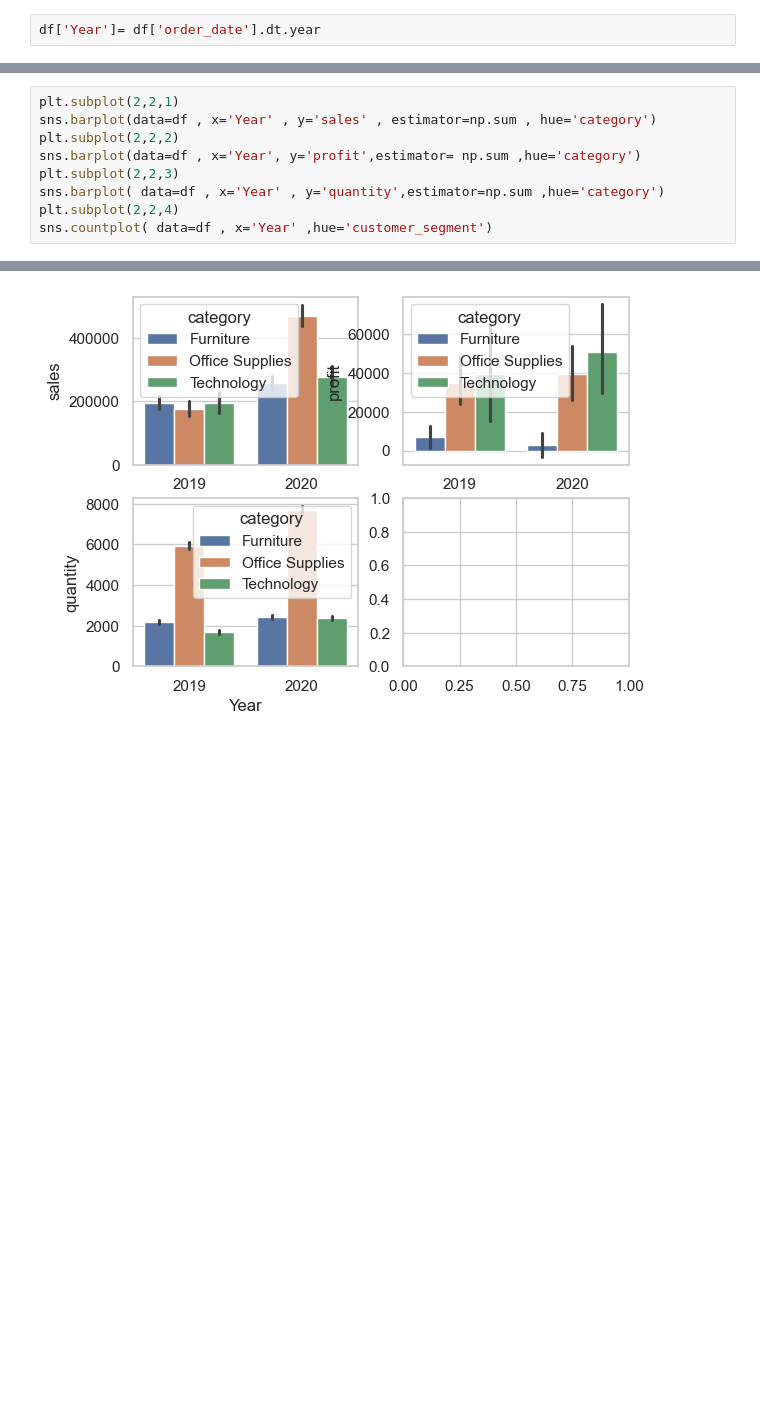
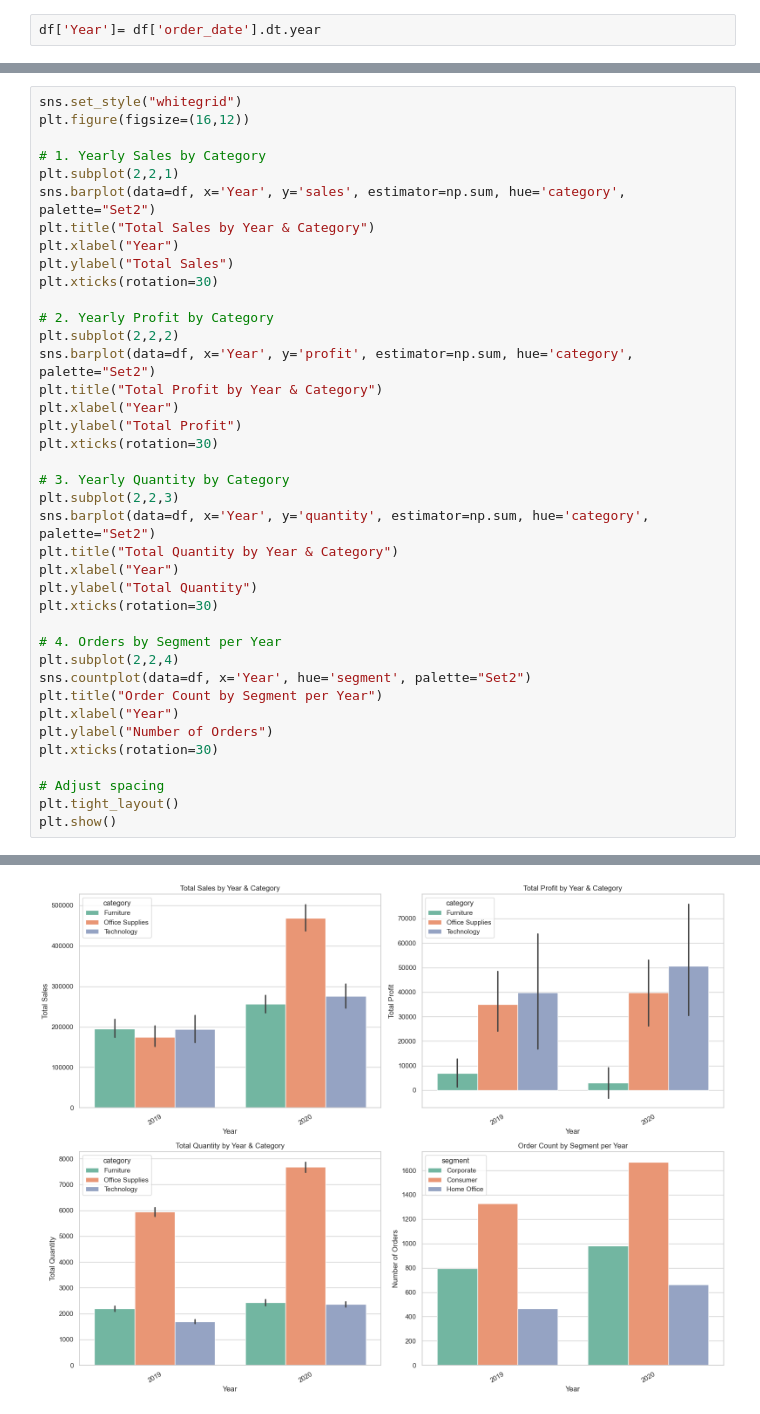
Before and after one commit to anish00ti/sales_analysis, a Jupyter notebook: sales_analysis.ipynb, the cells around one changed output, grey strips where cells are left out. Drawn from its saved outputs; the diff is of its cells as text; blank space fills up the shorter version.

```diff
--- a/sales_analysis.ipynb
+++ b/sales_analysis.ipynb
@@ -571,10 +598,40 @@ sns.countplot( data=df , x='segment' , hue='delivery_remark')
 # %%
+sns.set_style("whitegrid")
+plt.figure(figsize=(16,12))
+
+# 1. Yearly Sales by Category
 plt.subplot(2,2,1)
-sns.barplot(data=df , x='Year' , y='sales' , estimator=np.sum , hue='category')
+sns.barplot(data=df, x='Year', y='sales', estimator=np.sum, hue='category', palette="Set2")
+plt.title("Total Sales by Year & Category")
+plt.xlabel("Year")
+plt.ylabel("Total Sales")
+plt.xticks(rotation=30)
+
+# 2. Yearly Profit by Category
 plt.subplot(2,2,2)
-sns.barplot(data=df , x='Year', y='profit',estimator= np.sum ,hue='category')
+sns.barplot(data=df, x='Year', y='profit', estimator=np.sum, hue='category', palette="Set2")
+plt.title("Total Profit by Year & Category")
+plt.xlabel("Year")
+plt.ylabel("Total Profit")
+plt.xticks(rotation=30)
+
+# 3. Yearly Quantity by Category
 plt.subplot(2,2,3)
-sns.barplot( data=df , x='Year' , y='quantity',estimator=np.sum ,hue='category')
+sns.barplot(data=df, x='Year', y='quantity', estimator=np.sum, hue='category', palette="Set2")
+plt.title("Total Quantity by Year & Category")
+plt.xlabel("Year")
+plt.ylabel("Total Quantity")
+plt.xticks(rotation=30)
+
+# 4. Orders by Segment per Year
 plt.subplot(2,2,4)
-sns.countplot( data=df , x='Year' ,hue='customer_segment')
+sns.countplot(data=df, x='Year', hue='segment', palette="Set2")
+plt.title("Order Count by Segment per Year")
+plt.xlabel("Year")
+plt.ylabel("Number of Orders")
+plt.xticks(rotation=30)
+
+# Adjust spacing
+plt.tight_layout()
+plt.show()
 # %% [output]
@@ -582 +638 @@ ValueError: Could not interpret value `customer_segment` for `hue`. An entry wit
-[figure, old version]
+[figure, new version]
```
Also changed, not shown: parts of 3 cells of this notebook.
